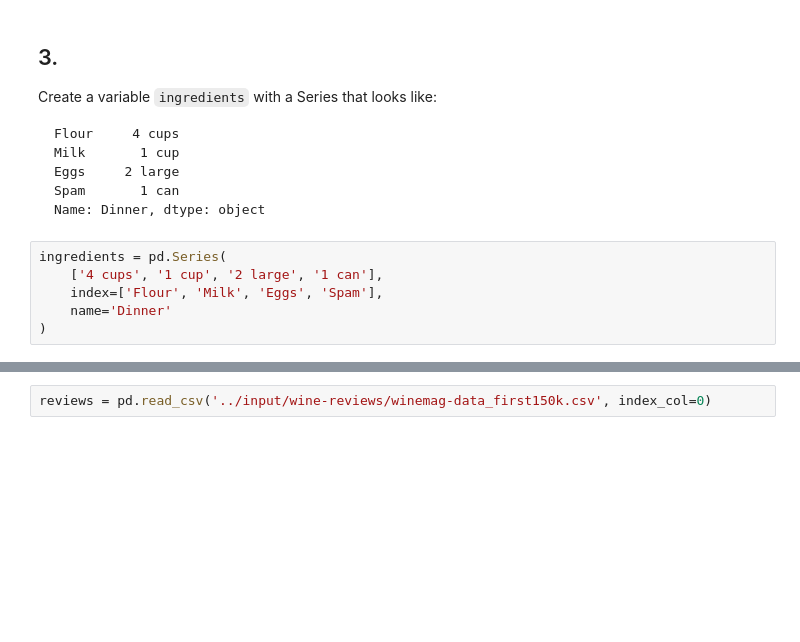
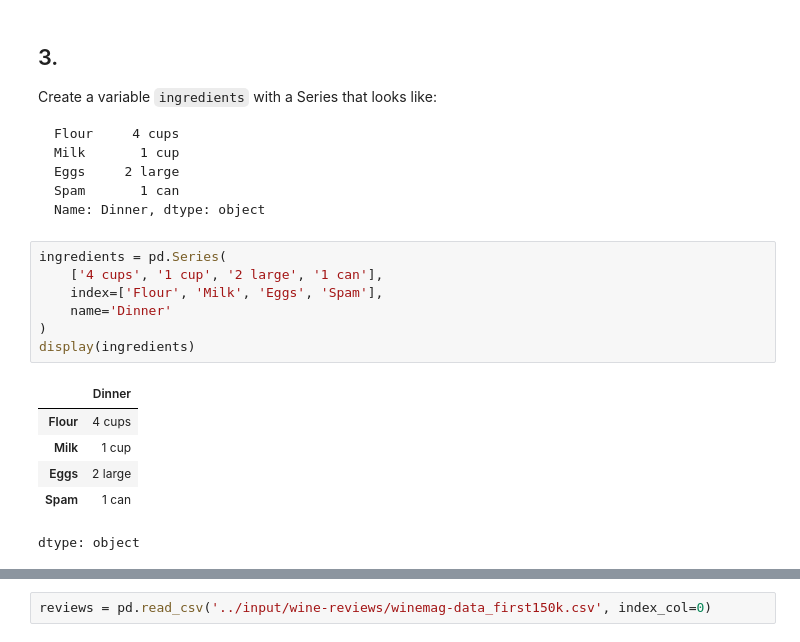
Before and after one commit to andrewi-bit/Data-Manipulation-with-Pandas, a Jupyter notebook: notebook3339b50f02.ipynb, the cells around one changed output, grey strips where cells are left out. Cells and saved outputs as stored; diff of their text form; blank space fills up the shorter version.

```diff
--- a/notebook3339b50f02.ipynb
+++ b/notebook3339b50f02.ipynb
@@ -85,9 +94,17 @@ Name: Dinner, dtype: object
 # %%
 ingredients = pd.Series(
     ['4 cups', '1 cup', '2 large', '1 can'],
     index=['Flour', 'Milk', 'Eggs', 'Spam'],
     name='Dinner'
 )
+display(ingredients)
+# %% [output]
+|  | Dinner |
+| Flour | 4 cups |
+| Milk | 1 cup |
+| Eggs | 2 large |
+| Spam | 1 can |
+dtype: object
 # %% [markdown]
 ## 4.
 
```
Also changed, not shown: parts of 3 cells of this notebook.
